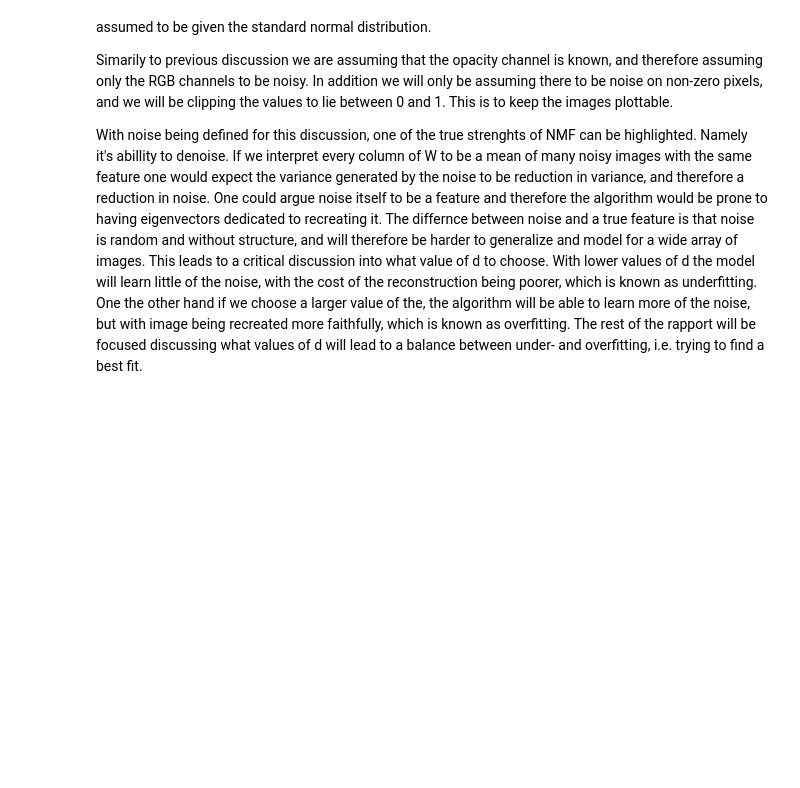
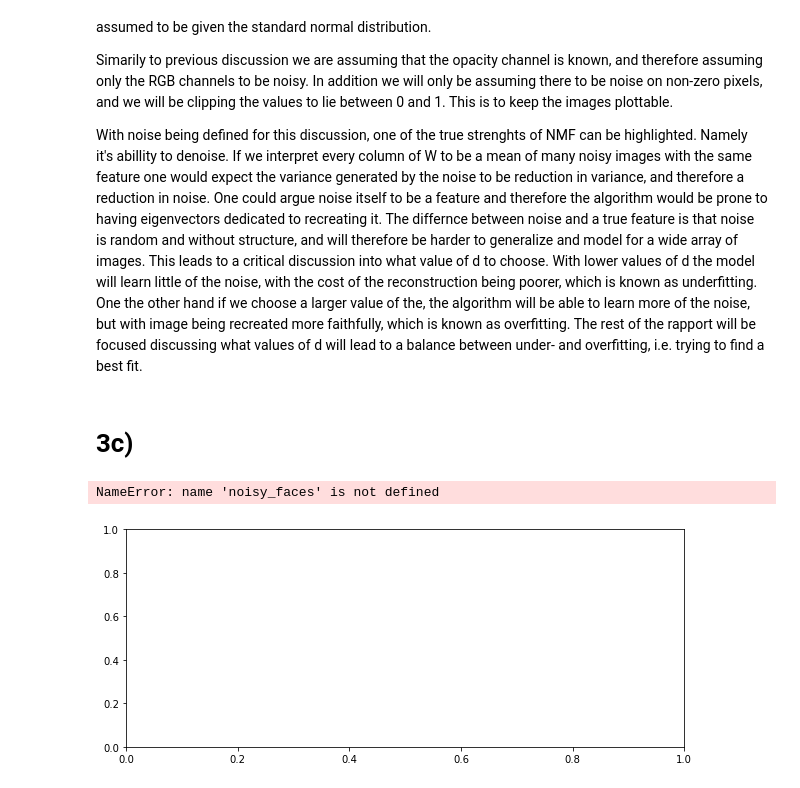
Before and after one commit to LaserGreco/Vitber-Prosjekt-3, a Jupyter notebook: rapport.ipynb, the cells around one changed output. Drawn from its saved outputs; the diff is of its cells as text; code cells hidden in the pictures; blank space fills up the shorter version.

```diff
--- a/rapport.ipynb
+++ b/rapport.ipynb
@@ -452,3 +497,24 @@ So far we have worked with the images in sterile noiseless enviroment, which is
 Simarily to previous discussion we are assuming that the opacity channel is known, and therefore assuming only the RGB channels to be noisy. In addition we will only be assuming there to be noise on non-zero pixels, and we will be clipping the values to lie between 0 and 1. This is to keep the images plottable.
 
 With noise being defined for this discussion, one of the true strenghts of NMF can be highlighted. Namely it's abillity to denoise. If we interpret every column of W to be a mean of many noisy images with the same feature one would expect the variance generated by the noise to be reduction in variance, and therefore a reduction in noise. One could argue noise itself to be a feature and therefore the algorithm would be prone to having eigenvectors dedicated to recreating it. The differnce between noise and a true feature is that noise is random and without structure, and will therefore be harder to generalize and model for a wide array of images. This leads to a critical discussion into what value of d to choose. With lower values of d the model will learn little of the noise, with the cost of the reconstruction being poorer, which is known as underfitting. One the other hand if we choose a larger value of the, the algorithm will be able to learn more of the noise, but with image being recreated more faithfully, which is known as overfitting. The rest of the rapport will be focused discussing what values of d will lead to a balance between under- and overfitting, i.e. trying to find a best fit.
+# %% [markdown]
+# 3c)
+# %%
+fig, ax = plt.subplots(figsize=(10, 4))
+
+d_values = [8, 16, 24, 32, 64, 96 , 128, 192, 256, 384, 512]
+error = np.zeros_like(d_values)
+
+for i, d in enumerate(d_values):
+    W, H, diff = NMF(noisy_faces, d)
+    error[i] = np.linalg.norm(faces_reshaped - W @ H)
+
+ax.plot(d_values, error)
+ax.set_title("Faces reshaped, after NMF")
+ax.set_xlabel("d")
+ax.set_ylabel("Error")
+
+plt.show()
+# %% [output]
+NameError: name 'noisy_faces' is not defined
+[figure, added]
```
Also changed, not shown: parts of 20 cells of this notebook.
